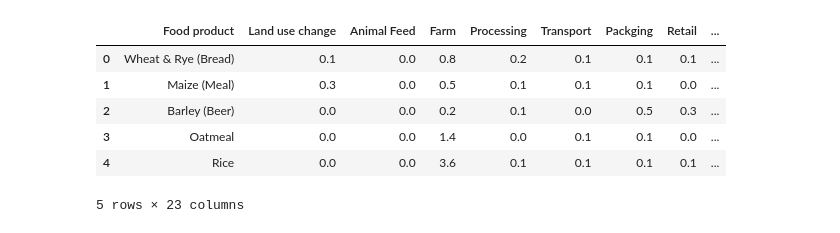
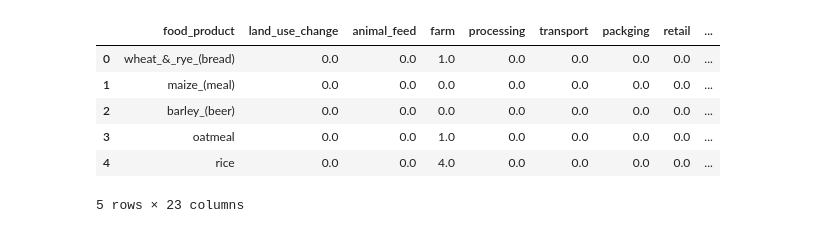
Before and after one commit to HannaPo/ML-zoomcamp, a Jupyter notebook: Food_Production.ipynb, the cells around one changed output. Drawn from its saved outputs; the diff is of its cells as text; code cells hidden in the pictures.

```diff
--- a/Food_Production.ipynb
+++ b/Food_Production.ipynb
@@ -16,2 +14,8 @@ uploaded
 # %%
 df = pd.read_csv("Food_Production.csv")
+# %%
+df.columns = df.columns.str.lower().str.replace(' ', '_')
+
+strings = list(df.dtypes[df.dtypes == 'object'].index)
+for col in strings:
+    df[col] = df[col].str.lower().str.replace(' ', '_')
@@ -18,10 +42,12 @@ df = pd.read_csv("Food_Production.csv")
+# %%
+df = df.fillna(0)
 # %%
-df.head()
+df.head().round()
 # %% [output]
-|  | Food product | Land use change | Animal Feed | Farm | Processing | Transport | Packging | Retail | ... |
-| 0 | Wheat & Rye (Bread) | 0.1 | 0.0 | 0.8 | 0.2 | 0.1 | 0.1 | 0.1 | ... |
-| 1 | Maize (Meal) | 0.3 | 0.0 | 0.5 | 0.1 | 0.1 | 0.1 | 0.0 | ... |
-| 2 | Barley (Beer) | 0.0 | 0.0 | 0.2 | 0.1 | 0.0 | 0.5 | 0.3 | ... |
-| 3 | Oatmeal | 0.0 | 0.0 | 1.4 | 0.0 | 0.1 | 0.1 | 0.0 | ... |
-| 4 | Rice | 0.0 | 0.0 | 3.6 | 0.1 | 0.1 | 0.1 | 0.1 | ... |
+|  | food_product | land_use_change | animal_feed | farm | processing | transport | packging | retail | ... |
+| 0 | wheat_&_rye_(bread) | 0.0 | 0.0 | 1.0 | 0.0 | 0.0 | 0.0 | 0.0 | ... |
+| 1 | maize_(meal) | 0.0 | 0.0 | 0.0 | 0.0 | 0.0 | 0.0 | 0.0 | ... |
+| 2 | barley_(beer) | 0.0 | 0.0 | 0.0 | 0.0 | 0.0 | 0.0 | 0.0 | ... |
+| 3 | oatmeal | 0.0 | 0.0 | 1.0 | 0.0 | 0.0 | 0.0 | 0.0 | ... |
+| 4 | rice | 0.0 | 0.0 | 4.0 | 0.0 | 0.0 | 0.0 | 0.0 | ... |
 5 rows × 23 columns
```
Also changed, not shown: parts of 5 cells of this notebook.
